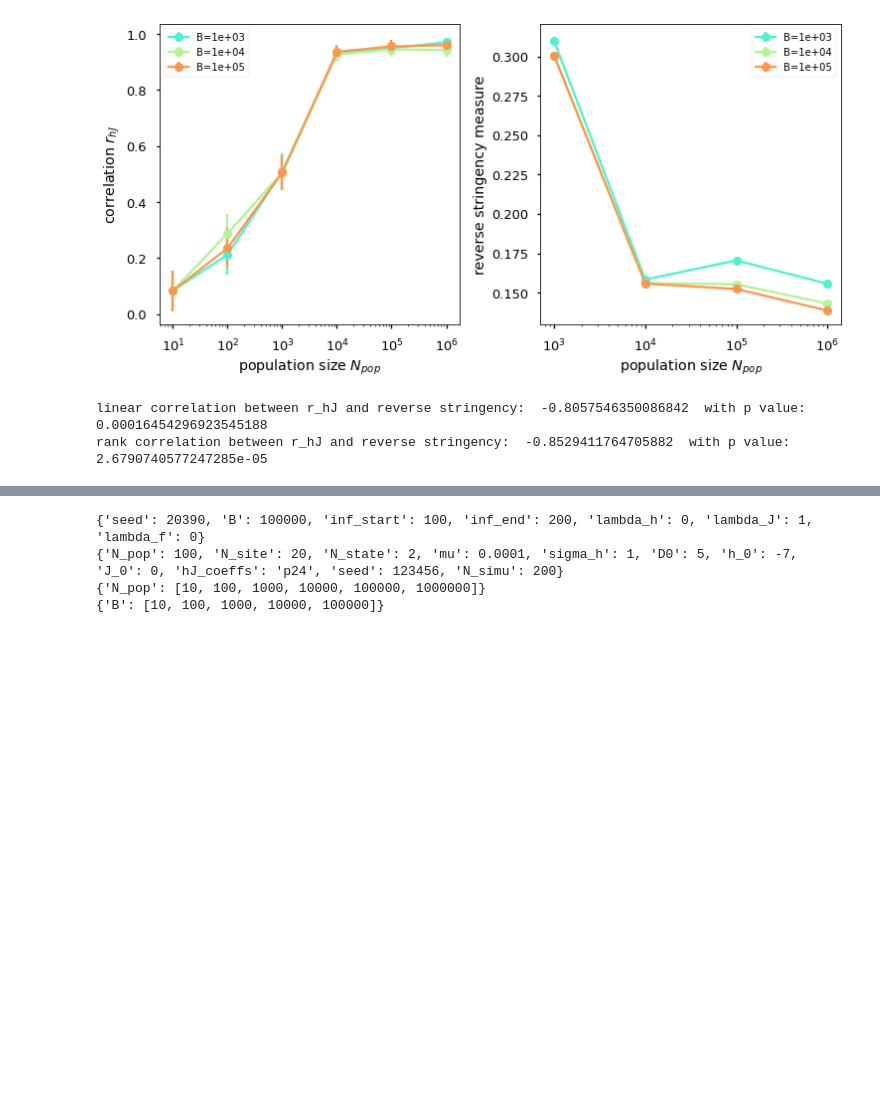
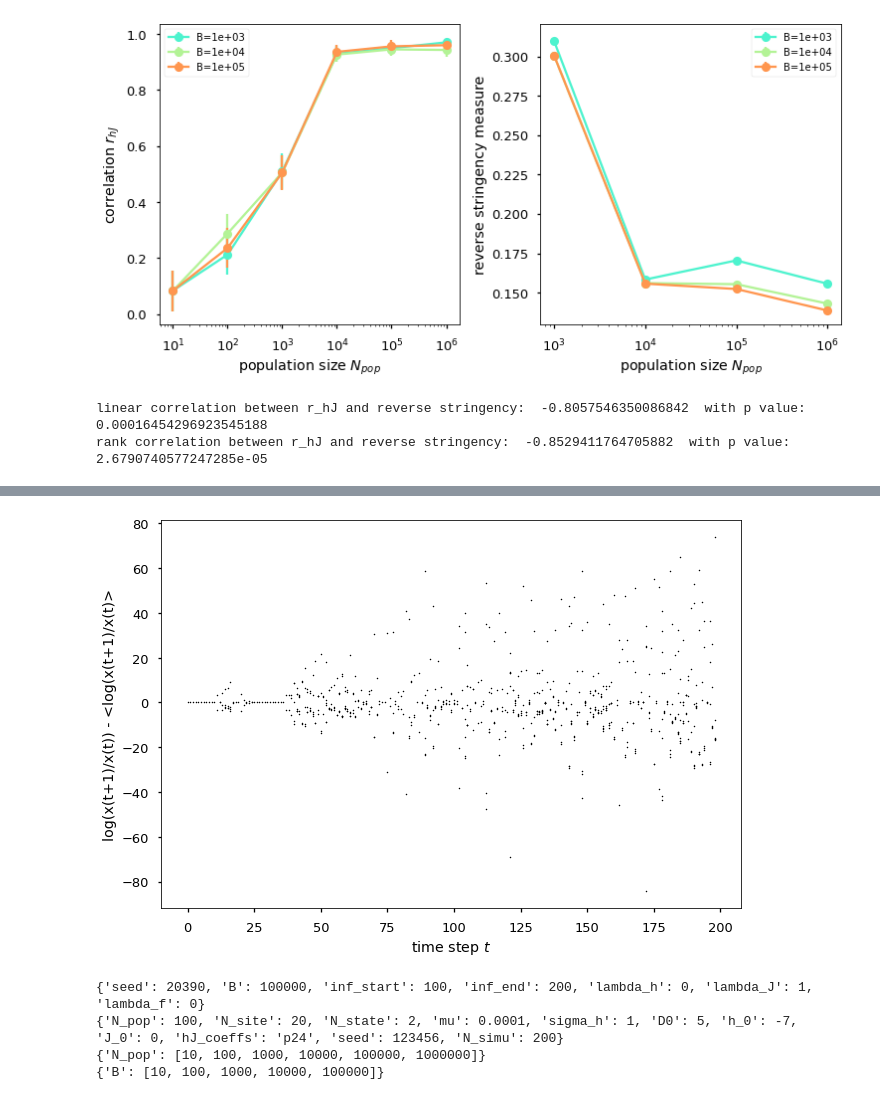
Before and after one commit to JDoelger/InfluenzaFitnessInference, a Jupyter notebook: code/notebooks/flu_sequence_analysis.ipynb, the cells around one changed output, grey strips where cells are left out. Saved outputs shown, nothing was run; the diff lists cells and outputs as text; code cells hidden in the pictures; blank space fills up the shorter version.

```diff
--- a/code/notebooks/flu_sequence_analysis.ipynb
+++ b/code/notebooks/flu_sequence_analysis.ipynb
@@ -1230,3 +1332,89 @@ class imbalance:  0.6473684210526316
 precision-recall AUC:  0.9627700901957218
 ROC AUC:  0.9240383448610606
 [figure]
+# %%
+## calculate log(x/x')
+
+# print(ana_names)
+# print(ana_dict['exp_ana_dict'])
+
+# look at one specific analysis
+
+# ## for analysis from Apr 7 with Npop=10^5, B=10^3
+# single_ana_num = 16
+# ## for analysis from Apr 7 with Npop=10^5, B=10^5
+# single_ana_num = 28
+## for analysis from Apr 7 with Npop=10^5, B=10
+single_ana_num = 4
+
+ana_name = ana_names[single_ana_num]
+# print(ana_name)
+# print(ana_dict['exp_ana_dict']['inf_end'][2])
+# print(ana_dict['exp_ana_dict']['B'][2])
+# print(simu_dict['exp_dict']['N_site'][4])
+
+ana_file_path = os.path.join(temp_folder, ana_name + '.data')
+with open(ana_file_path, 'rb') as f:
+    analysis_results = pickle.load(f)
+
+fint_yearly = analysis_results['fint_yearly']
+minus_fhost_yearly = analysis_results['minus_fhost_yearly']
+ftot_yearly = analysis_results['ftot_yearly']
+
+# print([key for key, val in analysis_results.items()])
+# print([key for key, val in simu_dict['simu_param_dict'].items()])
+
+def xPrime_freq(strain_samp_yearly,strain_samp_freq_yearly, infer_start, infer_end,mu0,mu1):
+    """ strain frequencies after mutation calculated from list of strain frequencies and mutation prob.s, for symmetric mut. rates
+    strain_samp_yearly: sampled strains for each generation
+    strain_samp_freq_yearly: frequencies for each generation for each strain
+    infer_start: starting generation for inference
+    infer_end: last generation for inference
+    mu0: probability to keep current state at a site
+    mu1: probability to mutate to a different state at a site
+    returns frequency list of strains after mutation
+    """
+    N_site=len(strain_samp_yearly[0][0])
+    strain_samp_XPrime_yearly=[[0]*len(strain_samp_yearly[y+1]) for y in range(infer_start,infer_end-1)]
+    for y in range(infer_start,infer_end-1): # for each previous gen.
+        for i in range(len(strain_samp_yearly[y+1])): # for each strain in next gen.
+            XPrime=0
+            seq1=strain_samp_yearly[y+1][i]
+            for j in range(len(strain_samp_yearly[y])): # for each strain in prev. gen.
+                seq2=strain_samp_yearly[y][j]
+                mut_dist=sum([int(seq2[k]!=seq1[k]) for k in range(N_site)])
+                XPrime+=mu0**(N_site-mut_dist)*mu1**mut_dist*strain_samp_freq_yearly[y][j]
+            strain_samp_XPrime_yearly[y-infer_start][i]=XPrime
+    strain_samp_mut_freq_yearly=[[strain_XP[i]/sum(strain_XP) for i in range(len(strain_XP))] for strain_XP in strain_samp_XPrime_yearly]
+    return strain_samp_mut_freq_yearly
+
+# print(len(analysis_results['strain_sample_frequency_yearly']))
+strain_yearly = analysis_results['strain_sample_yearly']
+strain_frequency_yearly = analysis_results['strain_sample_frequency_yearly']
+xPrime_yearly = xPrime_freq(strain_yearly, strain_frequency_yearly, 0, len(strain_yearly), 1-10**(-4), 10**(-4))
+
+xNext_yearly = strain_frequency_yearly[1:]
+strainNext_yearly = strain_yearly[1:]
+
+log_ratio_yearly=[[0]*len(xNext_yearly[y]) for y in range(len(xNext_yearly))]
+
+for y in range(len(xNext_yearly)):
+    for i in range(len(xNext_yearly[y])):
+        log_ratio_yearly[y][i]=np.log(xNext_yearly[y][i]/xPrime_yearly[y][i])
+
+fig = plt.figure()
+for y in range(len(log_ratio_yearly)):
+    plt.plot([y]*len(log_ratio_yearly[y]), log_ratio_yearly[y] - np.mean(log_ratio_yearly[y]), '.', markersize=3, color='black')
+plt.xlabel('time step $t$')
+plt.ylabel('log(x(t+1)/x(t)) - <log(x(t+1)/x(t)>')
+
+mean_string1 = np.mean([(np.std(ftot)/np.std(mfhost)) for mfhost, ftot in zip(minus_fhost_yearly, log_ratio_yearly)])
+mean_string2 = np.mean([(np.std(ftot)/np.std(mfhost)) for mfhost, ftot in zip(minus_fhost_yearly, ftot_yearly)])
+
+print(mean_string1, mean_string2)
+
+mean_stdlogratio = np.mean([np.std(ftot) for ftot in log_ratio_yearly])
+mean_stdftot = np.mean([np.std(ftot) for ftot in ftot_yearly])
+
+print(mean_stdlogratio, mean_stdftot)
+# %% [output]
@@ -1233,3 +1423,4 @@ ROC AUC:  0.9240383448610606
+[figure, added]
 # %%
 #######################################################################
 # old analysis
```
Also changed, not shown: parts of 5 cells of this notebook, 7 other files.
